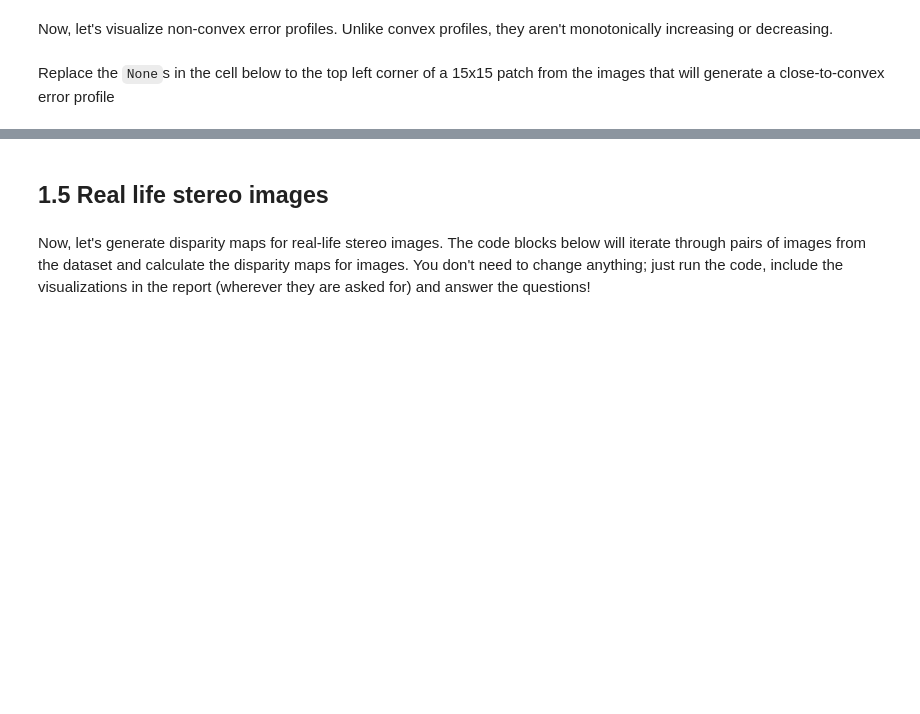
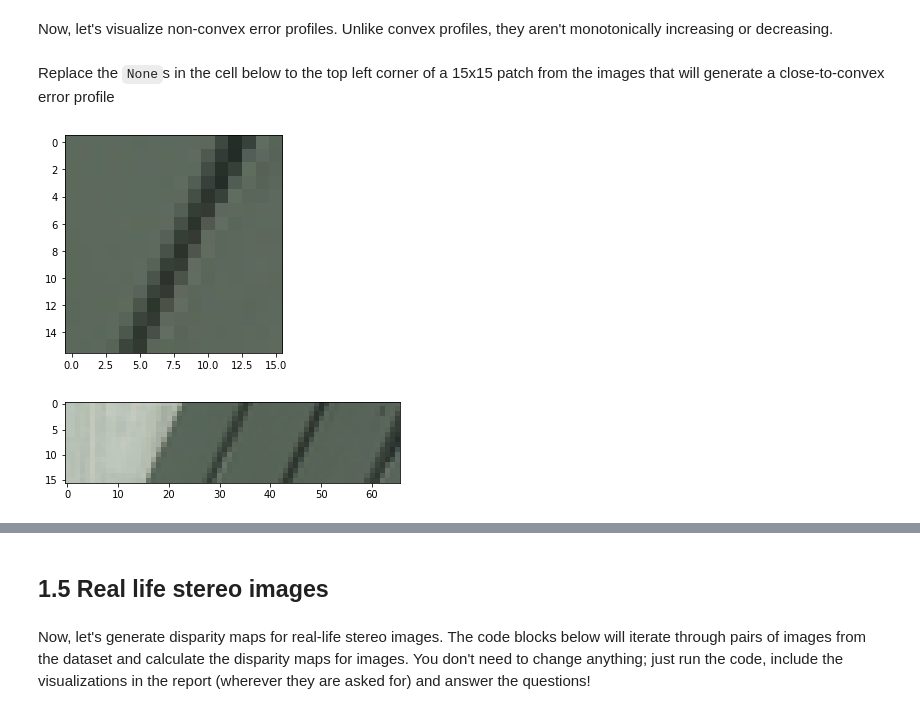
Before and after one commit to pranavshenoykp/computerVision, a Jupyter notebook: proj4/proj4_code/part1_simple_stereo.ipynb, the cells around one changed output, grey strips where cells are left out. Cells and saved outputs as stored; diff of their text form; code cells hidden in the pictures; blank space fills up the shorter version.

```diff
--- a/proj4/proj4_code/part1_simple_stereo.ipynb
+++ b/proj4/proj4_code/part1_simple_stereo.ipynb
@@ -204,18 +238,22 @@ Replace the `None`s in the cell below to the top left corner of a 15x15 patch fr
 # %%
 # extract a patch of interest from the left image
 patch_size=15
-x_idx, y_idx = (None, None) # replace with integers as before
+x_idx, y_idx = (50, 225) # replace with integers as before
 patch_left_img = torch.tensor(im_left[x_idx:x_idx+patch_size+1, y_idx:y_idx+patch_size+1,:])
-plt.imshow(patch_left_img)
+plt.imshow(patch_left_img.data.cpu().numpy())
 plt.show()
+# %% [output]
+[figure, added]
 # %%
 # get the search area in the right image
-max_search_bound = None # set this value based on your (x_idx, y_idx) (needs to be an integer)
+max_search_bound = 50 # set this value based on your (x_idx, y_idx) (needs to be an integer)
 search_area_right_img = torch.tensor(
   im_right[x_idx:x_idx+patch_size+1, y_idx-max_search_bound:y_idx+patch_size+1,:]
 )
-plt.imshow(search_area_right_img)
+plt.imshow(search_area_right_img.data.cpu().numpy())
 plt.show()
+# %% [output]
+[figure, added]
 # %% [markdown]
 ### Visualizing non-convex error profile
 
```
Also changed, not shown: parts of 14 cells of this notebook, 6 other files.
